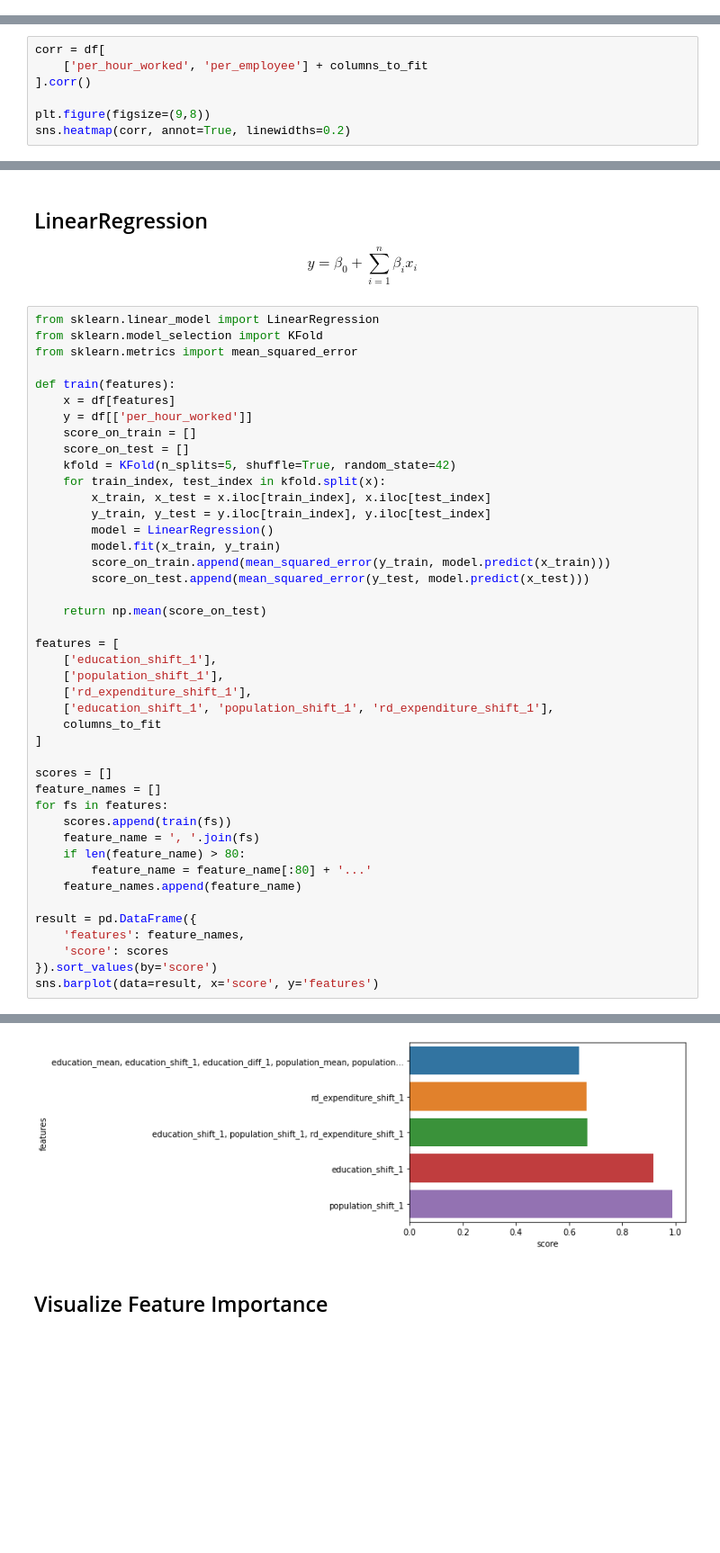
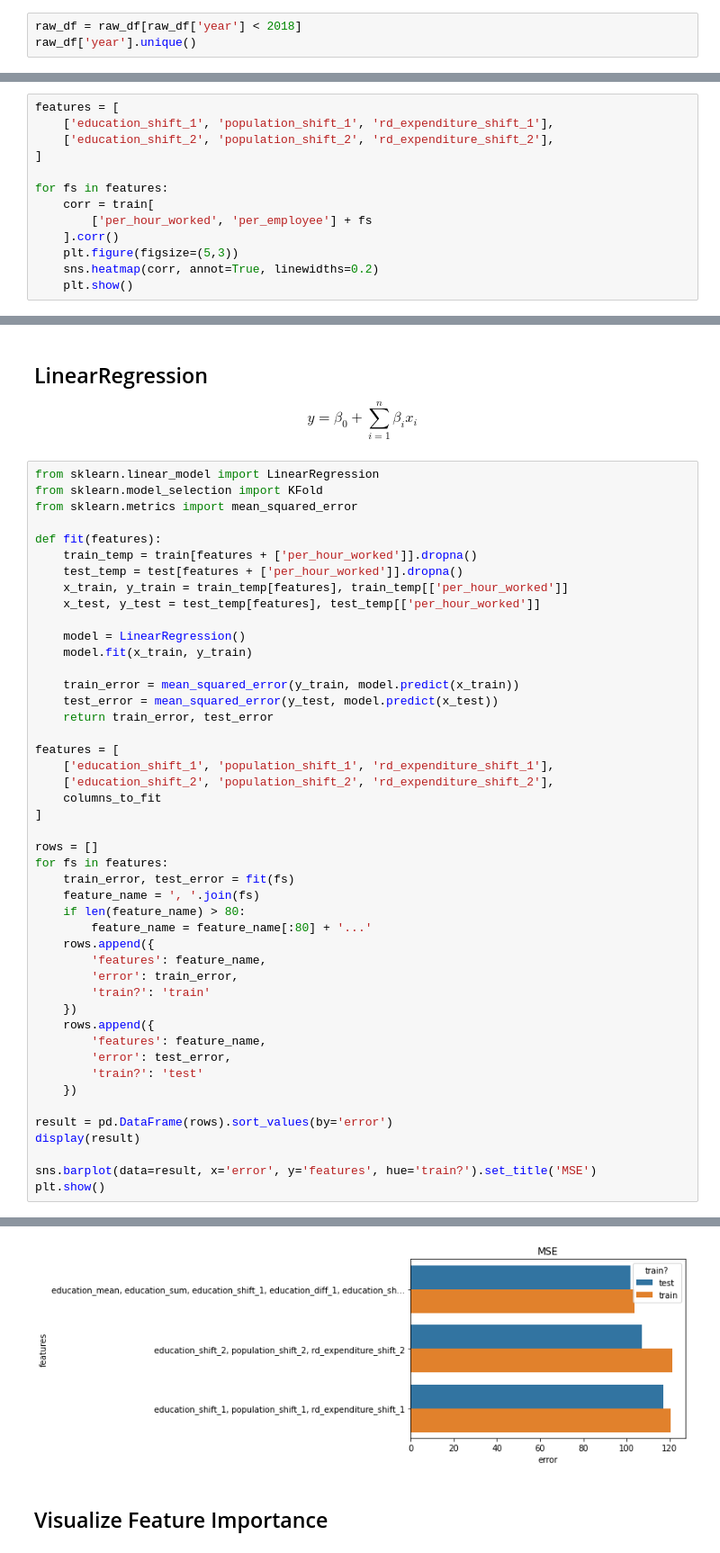
Before and after one commit to ADS-Group-15/eu-productivity-modeling, a Jupyter notebook: notebooks/models.ipynb, the cells around one changed output, grey strips where cells are left out. Shown: that part at 90% size. Cells and saved outputs as stored; diff of their text form; blank space fills up the shorter version.

```diff
--- a/notebooks/models.ipynb
+++ b/notebooks/models.ipynb
@@ -46,0 +53,3 @@ features = ['education', 'population', 'rd_expenditure']
+# %%
+raw_df = raw_df[raw_df['year'] < 2018]
+raw_df['year'].unique()
@@ -102,10 +179,16 @@ for column in ['per_hour_worked', 'per_employee'] + columns_to_fit:
 # %% [markdown]
 ## Check Correlation
 # %%
-corr = df[
-    ['per_hour_worked', 'per_employee'] + columns_to_fit
-].corr()
+features = [
+    ['education_shift_1', 'population_shift_1', 'rd_expenditure_shift_1'],
+    ['education_shift_2', 'population_shift_2', 'rd_expenditure_shift_2'],
+]
 
-plt.figure(figsize=(9,8))
-sns.heatmap(corr, annot=True, linewidths=0.2)
+for fs in features:
+    corr = train[
+        ['per_hour_worked', 'per_employee'] + fs
+    ].corr()
+    plt.figure(figsize=(5,3))
+    sns.heatmap(corr, annot=True, linewidths=0.2)
+    plt.show()
 # %% [output]
@@ -124,42 +205,45 @@ from sklearn.linear_model import LinearRegression
 from sklearn.model_selection import KFold
 from sklearn.metrics import mean_squared_error
 
-def train(features):
-    x = df[features]
-    y = df[['per_hour_worked']]
-    score_on_train = []
-    score_on_test = []
-    kfold = KFold(n_splits=5, shuffle=True, random_state=42)
-    for train_index, test_index in kfold.split(x):
-        x_train, x_test = x.iloc[train_index], x.iloc[test_index]
-        y_train, y_test = y.iloc[train_index], y.iloc[test_index]
-        model = LinearRegression()
-        model.fit(x_train, y_train)
-        score_on_train.append(mean_squared_error(y_train, model.predict(x_train)))
-        score_on_test.append(mean_squared_error(y_test, model.predict(x_test)))
+def fit(features):
+    train_temp = train[features + ['per_hour_worked']].dropna()
+    test_temp = test[features + ['per_hour_worked']].dropna()
+    x_train, y_train = train_temp[features], train_temp[['per_hour_worked']]
+    x_test, y_test = test_temp[features], test_temp[['per_hour_worked']]
 
-    return np.mean(score_on_test)
+    model = LinearRegression()
+    model.fit(x_train, y_train)
+
+    train_error = mean_squared_error(y_train, model.predict(x_train))
+    test_error = mean_squared_error(y_test, model.predict(x_test))
+    return train_error, test_error
 
 features = [
-    ['education_shift_1'],
-    ['population_shift_1'],
-    ['rd_expenditure_shift_1'],
     ['education_shift_1', 'population_shift_1', 'rd_expenditure_shift_1'],
+    ['education_shift_2', 'population_shift_2', 'rd_expenditure_shift_2'],
     columns_to_fit
 ]
 
-scores = []
-feature_names = []
+rows = []
 for fs in features:
-    scores.append(train(fs))
+    train_error, test_error = fit(fs)
     feature_name = ', '.join(fs)
     if len(feature_name) > 80:
         feature_name = feature_name[:80] + '...'
-    feature_names.append(feature_name)
+    rows.append({
+        'features': feature_name,
+        'error': train_error,
+        'train?': 'train'
+    })
+    rows.append({
+        'features': feature_name,
+        'error': test_error,
+        'train?': 'test'
+    })
 
-result = pd.DataFrame({
-    'features': feature_names,
-    'score': scores
-}).sort_values(by='score')
-sns.barplot(data=result, x='score', y='features')
+result = pd.DataFrame(rows).sort_values(by='error')
+display(result)
+
+sns.barplot(data=result, x='error', y='features', hue='train?').set_title('MSE')
+plt.show()
 # %% [output]
@@ -167,4 +257,4 @@ sns.barplot(data=result, x='score', y='features')
-[figure, old version]
+[figure, new version]
 # %% [markdown]
 ## Visualize Feature Importance
 # %%
```
Also changed, not shown: parts of 25 cells of this notebook, 4 other files.
